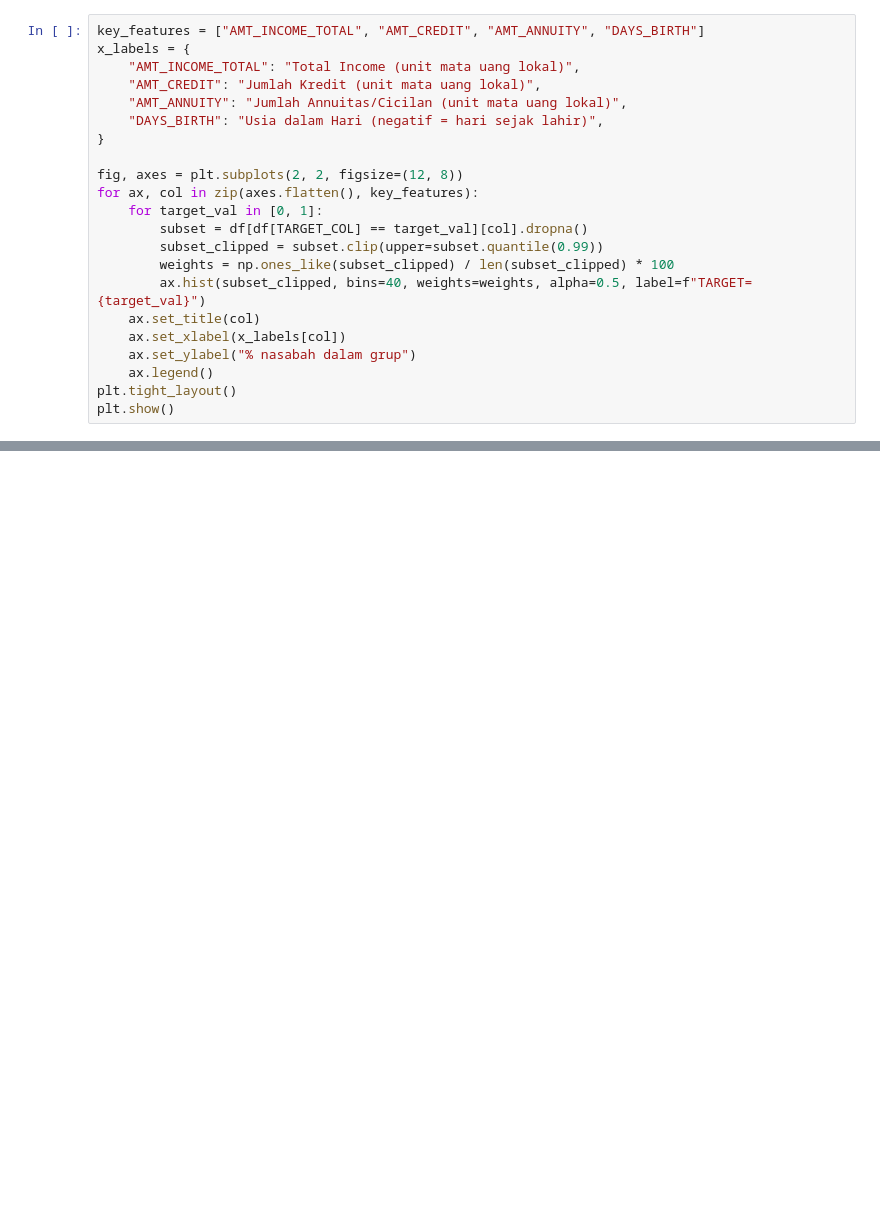
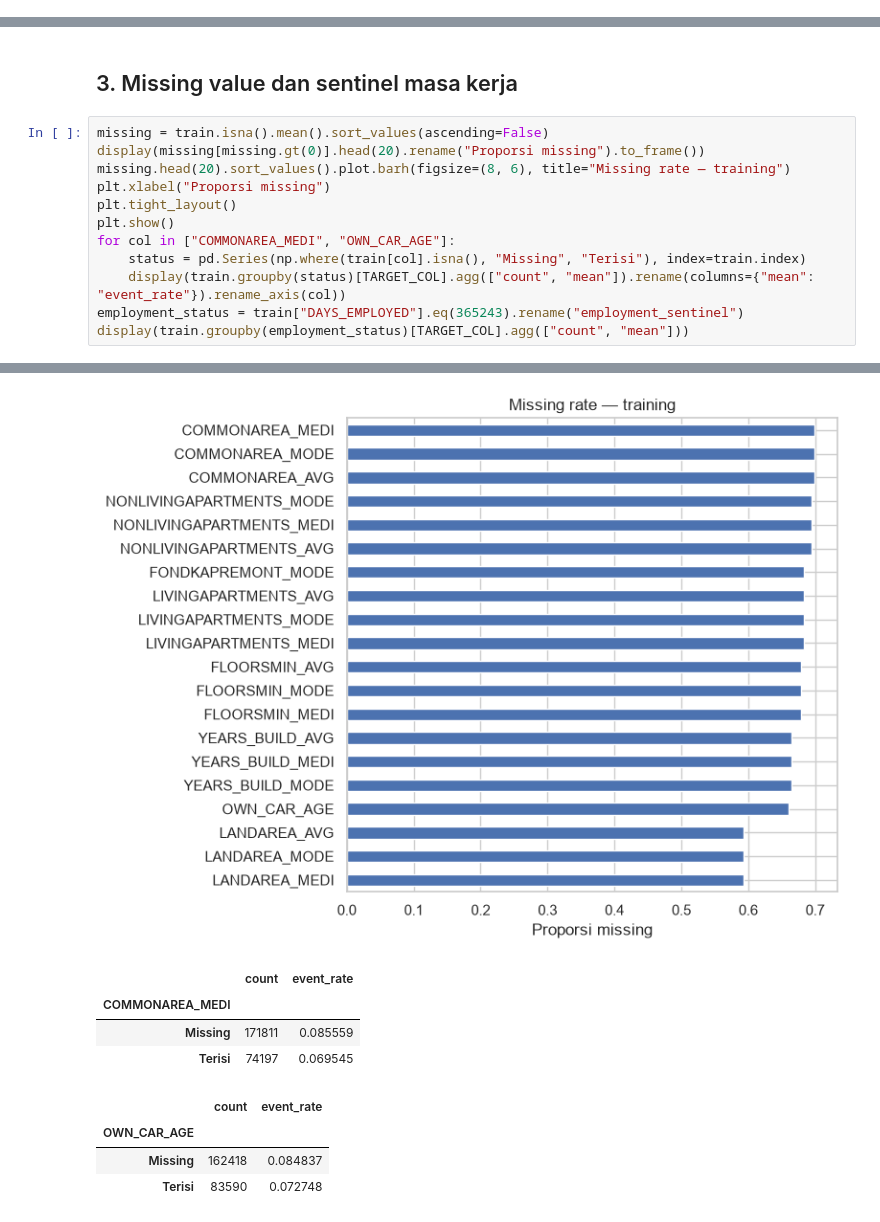
Before and after one commit to foxyglue/credit-risk-scorecard, a Jupyter notebook: notebooks/01_eda.ipynb, the cells around one changed output, grey strips where cells are left out. Drawn from its saved outputs; the diff is of its cells as text; blank space fills up the shorter version.

```diff
--- a/notebooks/01_eda.ipynb
+++ b/notebooks/01_eda.ipynb
@@ -206,22 +27,0 @@ credit amount, usia, dan lama bekerja.
-# %%
-key_features = ["AMT_INCOME_TOTAL", "AMT_CREDIT", "AMT_ANNUITY", "DAYS_BIRTH"]
-x_labels = {
-    "AMT_INCOME_TOTAL": "Total Income (unit mata uang lokal)",
-    "AMT_CREDIT": "Jumlah Kredit (unit mata uang lokal)",
-    "AMT_ANNUITY": "Jumlah Annuitas/Cicilan (unit mata uang lokal)",
-    "DAYS_BIRTH": "Usia dalam Hari (negatif = hari sejak lahir)",
-}
-
-fig, axes = plt.subplots(2, 2, figsize=(12, 8))
-for ax, col in zip(axes.flatten(), key_features):
-    for target_val in [0, 1]:
-        subset = df[df[TARGET_COL] == target_val][col].dropna()
-        subset_clipped = subset.clip(upper=subset.quantile(0.99))
-        weights = np.ones_like(subset_clipped) / len(subset_clipped) * 100
-        ax.hist(subset_clipped, bins=40, weights=weights, alpha=0.5, label=f"TARGET={target_val}")
-    ax.set_title(col)
-    ax.set_xlabel(x_labels[col])
-    ax.set_ylabel("% nasabah dalam grup")
-    ax.legend()
-plt.tight_layout()
-plt.show()
@@ -253,0 +83,15 @@ nominal cicilan itu sendiri, yang lebih menentukan.
+# %% [markdown]
+## 3. Missing value dan sentinel masa kerja
+# %%
+missing = train.isna().mean().sort_values(ascending=False)
+display(missing[missing.gt(0)].head(20).rename("Proporsi missing").to_frame())
+missing.head(20).sort_values().plot.barh(figsize=(8, 6), title="Missing rate — training")
+plt.xlabel("Proporsi missing")
+plt.tight_layout()
+plt.show()
+for col in ["COMMONAREA_MEDI", "OWN_CAR_AGE"]:
+    status = pd.Series(np.where(train[col].isna(), "Missing", "Terisi"), index=train.index)
+    display(train.groupby(status)[TARGET_COL].agg(["count", "mean"]).rename(columns={"mean": "event_rate"}).rename_axis(col))
+employment_status = train["DAYS_EMPLOYED"].eq(365243).rename("employment_sentinel")
+display(train.groupby(employment_status)[TARGET_COL].agg(["count", "mean"]))
+# %% [output]
@@ -253,0 +115,9 @@ nominal cicilan itu sendiri, yang lebih menentukan.
+[figure, added]
+|  | count | event_rate |
+| COMMONAREA_MEDI |  |  |
+| Missing | 171811 | 0.085559 |
+| Terisi | 74197 | 0.069545 |
+|  | count | event_rate |
+| OWN_CAR_AGE |  |  |
+| Missing | 162418 | 0.084837 |
+| Terisi | 83590 | 0.072748 |
```
Also changed, not shown: parts of 30 cells of this notebook, 13 other files.
